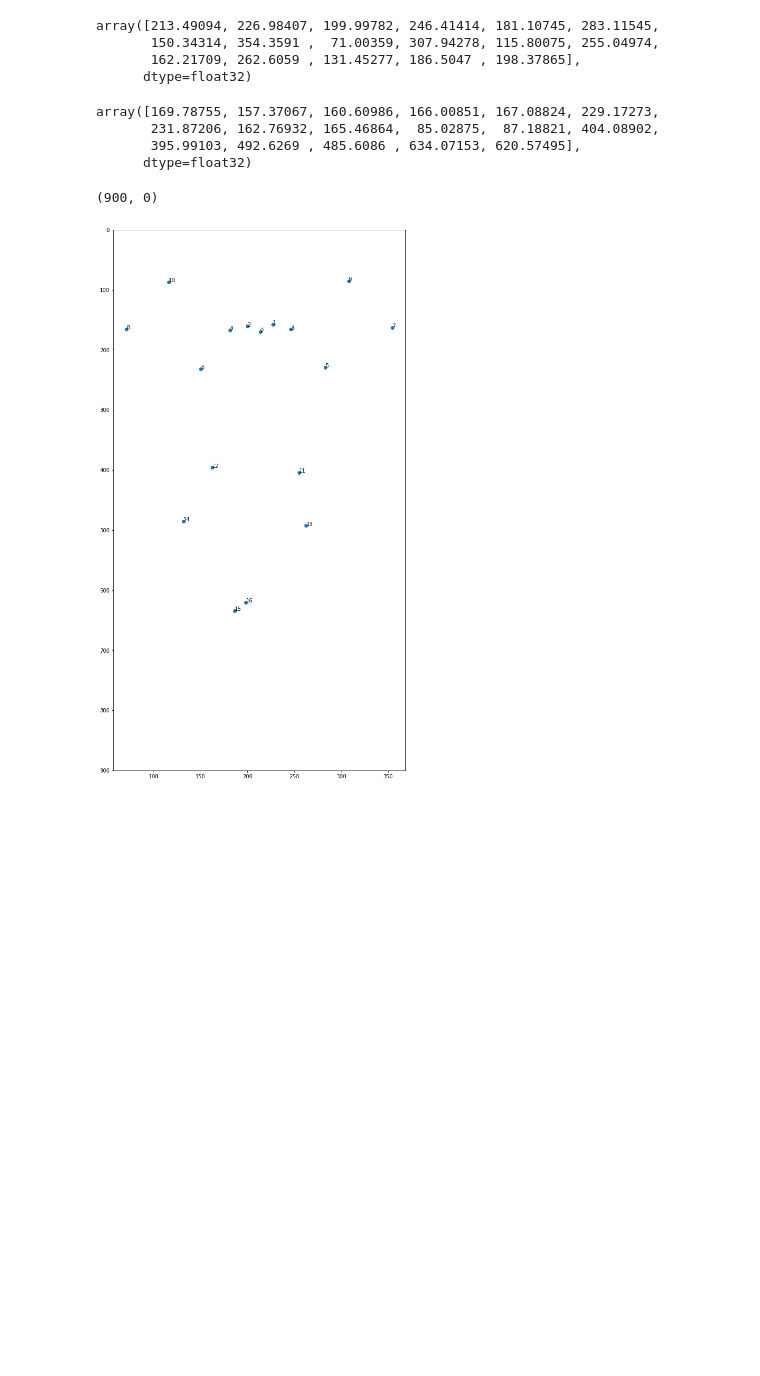
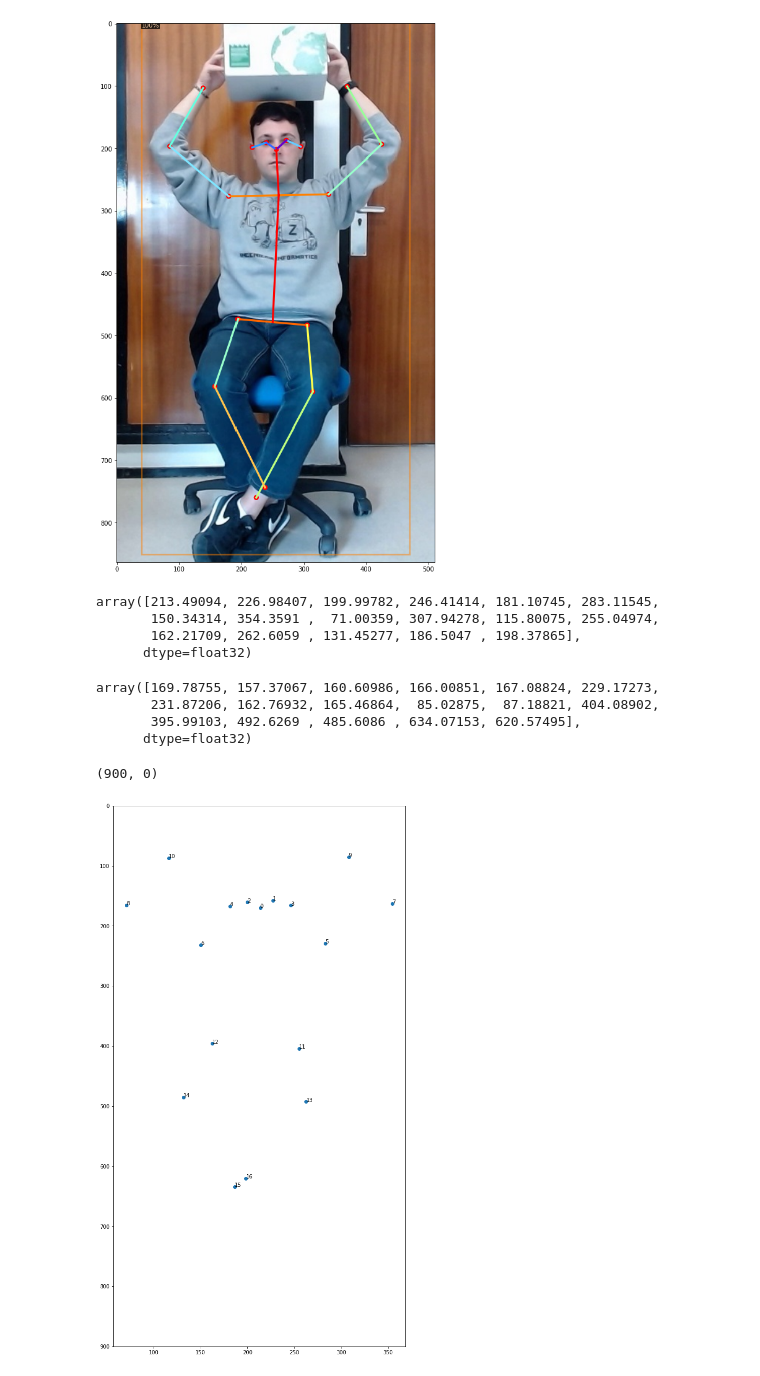
Before and after one commit to Josemi/TFM-FIS-IA, a Jupyter notebook: src/pos/Posiciones.ipynb, the cells around one changed output. Drawn from its saved outputs; the diff is of its cells as text; code cells hidden in the pictures; blank space fills up the shorter version.

Commit message:
Obtener imagen puntos

```diff
--- a/src/pos/Posiciones.ipynb
+++ b/src/pos/Posiciones.ipynb
@@ -34,6 +34,15 @@ pkP = o.get("instances").pred_keypoints
 if len(pkP)>0:
     x = pkP[0][:,0].cpu().numpy()
     y = pkP[0][:,1].cpu().numpy()
+# %%
+v = Visualizer(frame[:,:,::-1], MetadataCatalog.get(cfg.DATASETS.TRAIN[0]), scale=1.2)
+v2 = v.draw_instance_predictions(o["instances"].to("cpu"))
+imVisualizer = cv2.cvtColor(v2.get_image()[:, :, ::-1],cv2.COLOR_BGR2RGB)
+plt.figure(figsize=(18, 16))
+plt.imshow(imVisualizer)
+plt.show()
+# %% [output]
+[figure, added]
 # %%
 x
 # %% [output]
```
